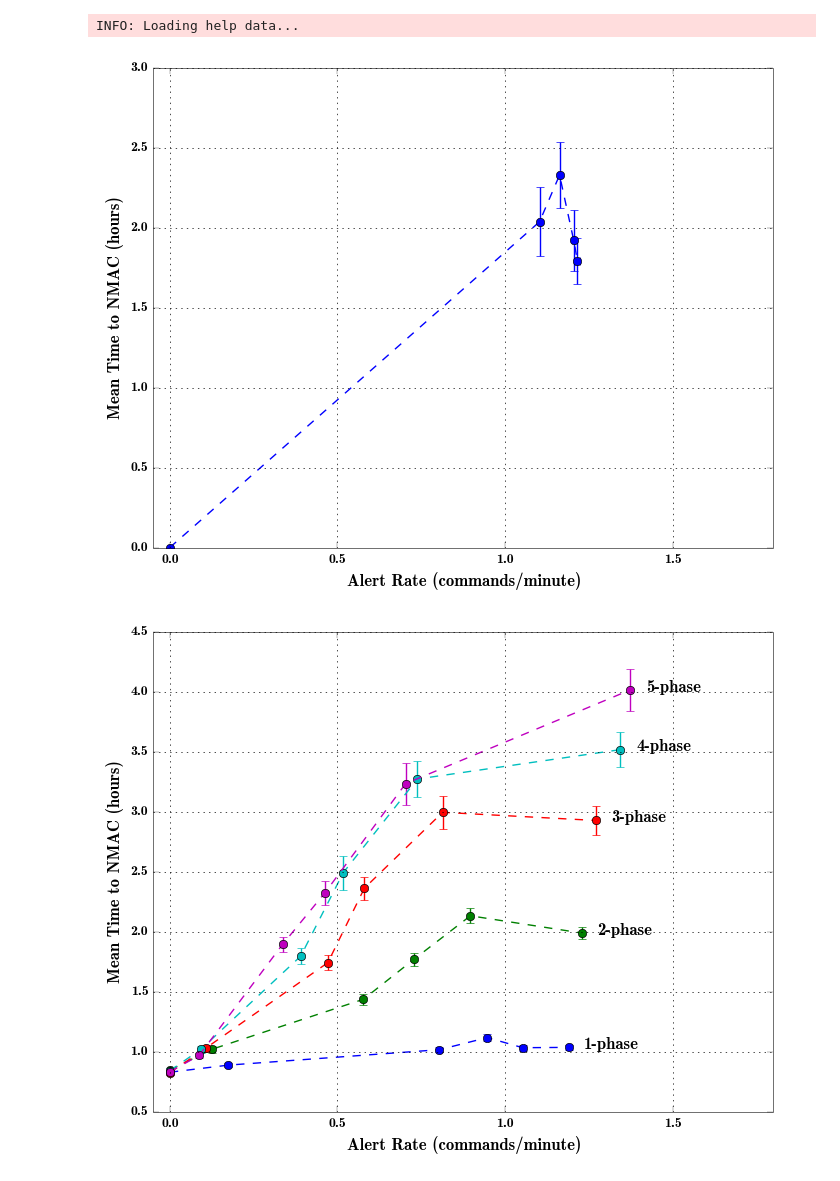
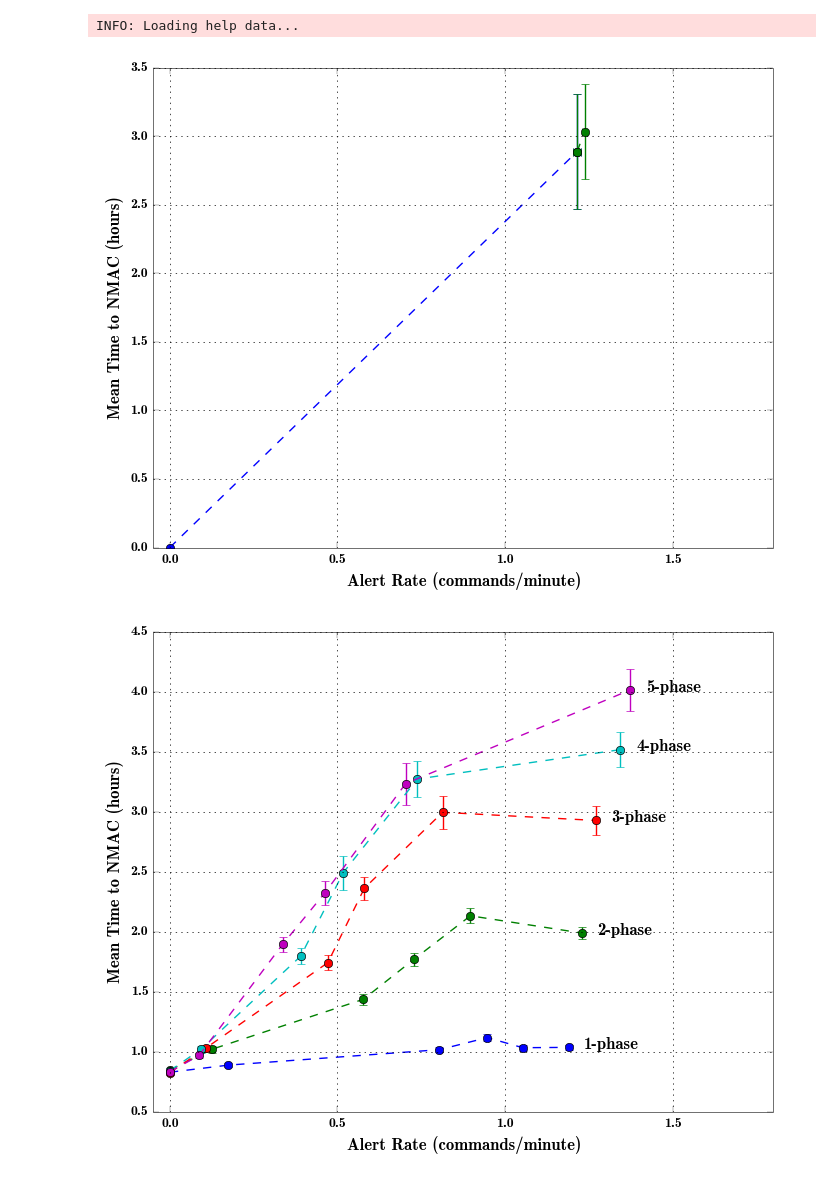
Before and after one commit to sisl/autoATC, a Jupyter notebook: CDC_3Dresults.ipynb, the cells around one changed output. Drawn from its saved outputs; the diff is of its cells as text; code cells hidden in the pictures.

```diff
--- a/CDC_3Dresults.ipynb
+++ b/CDC_3Dresults.ipynb
@@ -47,7 +47,7 @@ for (idx, policy_prefix) in enumerate([""])
 #         data = {load("./results/"*policy_prefix*"new_3DSimResults_n"*string(n)*".jld") for n in 1:5};
 #     end
 
-    data = {load("./results/mcts_simResults_n"*string(n)*".jld") for n in [4]};
+    data = {load("./results/mcts_simResults_n10_d"*string(d)*".jld") for d in [20, 100]}
 
     # for n in 1:5
     #     push!(data, load("./results/steadystate_3DSimResults_n"*string(n)*".jld"))
@@ -55,6 +55,7 @@ for (idx, policy_prefix) in enumerate([""])
     phaseNums = [1:6, 1:6]
 
     nBetas = size(data[1]["flightTimes"],1)
+    silentATCrun = size(data[1]["flightTimes"],2) == 2
     N = size(data[1]["flightTimes"],3)
 
     nmac_stats = zeros(nBetas+1, 2) #mean and std
@@ -68,12 +69,12 @@ for (idx, policy_prefix) in enumerate([""])
             atcIdx = 1
             betaIdx = b
             if b > nBetas
-                if size(data[1]["flightTimes"],2) == 1
-                    #did not run silent ATC...
+                if silentATCrun
+                    atcIdx = 2 #Silent ATC
+                    betaIdx = 1
+                else
                     continue
                 end
-                atcIdx = 2 #Silent ATC
-                betaIdx = 1
             end
             ft = data[n]["flightTimes"][betaIdx,atcIdx,:][:]/3600
             nmacsPerHour = ft ./ data[n]["nNMACcounts"][betaIdx,atcIdx,:][:]# ./ ft
@@ -92,34 +93,34 @@ for (idx, policy_prefix) in enumerate([""])
 
     #     xerrL = alert_stats[:,2] - alert_stats[:,3]
     #     xerrR = alert_stats[:,4] - alert_stats[:,3]
 
     #     yerrL = ft_stats[:,2] - ft_stats[:,3]
     #     yerrR = ft_stats[:,4] - ft_stats[:,3]
         xerrL = alert_stats[:,2]/sqrt(N)
         xerrR = alert_stats[:,2]/sqrt(N)
         yerrL = nmac_stats[:,2]/sqrt(N)
         yerrR = nmac_stats[:,2]/sqrt(N)
 
         PyPlot.errorbar(alert_stats[:, 1], nmac_stats[:, 1],
         xerr = [xerrL xerrR ]',  marker="o", linestyle = linestyle[idx], yerr = [yerrL yerrR]')
 
         if(idx > 1)
             plt.text(alert_stats[end, 1]+.05, nmac_stats[end, 1]-.01,  string(phaseNums[n])*"-phase")
         end
     end
     #PyPlot.ylim([0, 1.5])
     PyPlot.xlim([-0.05, 1.8])
     PyPlot.grid("on")
     PyPlot.xlabel("Alert Rate (commands/minute)")
     PyPlot.ylabel("Mean Time to NMAC (hours)")
 
 end
 
 
 #PyPlot.legend([string(n)*"-phase" for n in 1:length(data)], bbox_to_anchor=(0.74, 1.), loc = 9, ncol=2, numpoints=1)
 #plt.savefig("./results/CTMDP_MeanTimetoNMAC_VS_alert_rates_RandomGreedy.pdf", bbox_inches="tight")
 # %% [output]
-[figure, old version]
+[figure, new version]
 # %%
 nmac_stats = zeros(nBetas+1, 2) #mean and std
 alert_stats = similar(nmac_stats)
```
Also changed, not shown: 3 other files.
